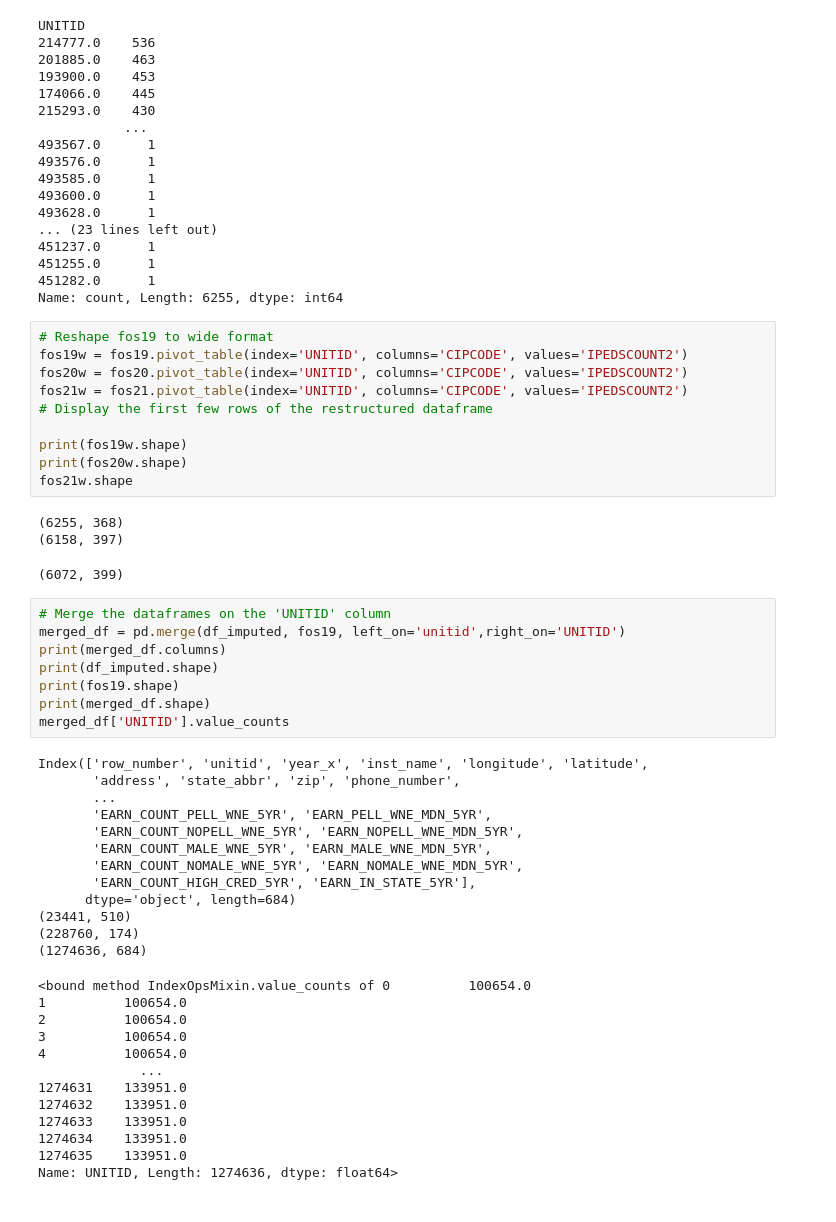
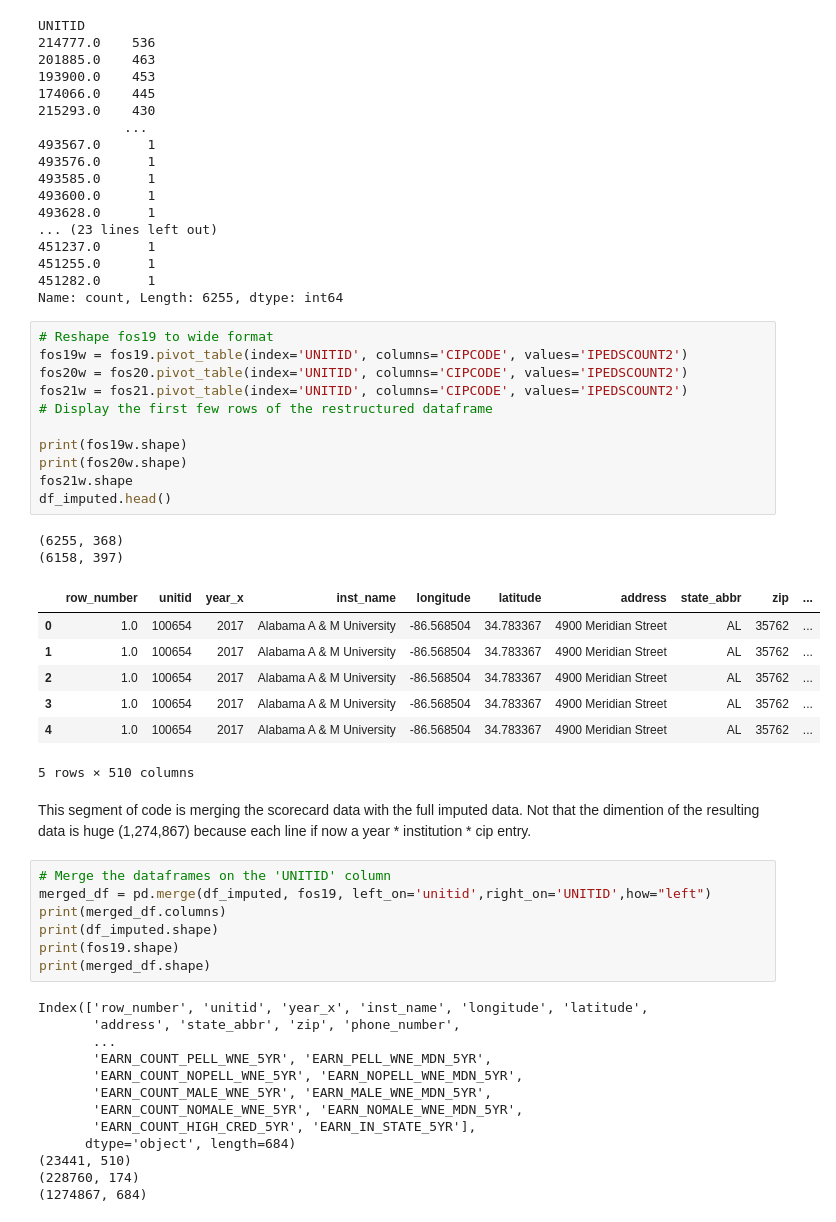
Before and after one commit to awagler2/NODE, a Jupyter notebook: scorecard_merge.ipynb, the cells around one changed output. Drawn from its saved outputs; the diff is of its cells as text.

```diff
--- a/scorecard_merge.ipynb
+++ b/scorecard_merge.ipynb
@@ -34,25 +43,33 @@ Name: count, Length: 6255, dtype: int64
 # %%
 # Reshape fos19 to wide format
 fos19w = fos19.pivot_table(index='UNITID', columns='CIPCODE', values='IPEDSCOUNT2')
 fos20w = fos20.pivot_table(index='UNITID', columns='CIPCODE', values='IPEDSCOUNT2')
 fos21w = fos21.pivot_table(index='UNITID', columns='CIPCODE', values='IPEDSCOUNT2')
 # Display the first few rows of the restructured dataframe
 
 print(fos19w.shape)
 print(fos20w.shape)
 fos21w.shape
+df_imputed.head()
 # %% [output]
 (6255, 368)
 (6158, 397)
+|  | row_number | unitid | year_x | inst_name | longitude | latitude | address | state_abbr | zip | ... |
+| 0 | 1.0 | 100654 | 2017 | Alabama A & M University | -86.568504 | 34.783367 | 4900 Meridian Street | AL | 35762 | ... |
+| 1 | 1.0 | 100654 | 2017 | Alabama A & M University | -86.568504 | 34.783367 | 4900 Meridian Street | AL | 35762 | ... |
+| 2 | 1.0 | 100654 | 2017 | Alabama A & M University | -86.568504 | 34.783367 | 4900 Meridian Street | AL | 35762 | ... |
+| 3 | 1.0 | 100654 | 2017 | Alabama A & M University | -86.568504 | 34.783367 | 4900 Meridian Street | AL | 35762 | ... |
+| 4 | 1.0 | 100654 | 2017 | Alabama A & M University | -86.568504 | 34.783367 | 4900 Meridian Street | AL | 35762 | ... |
-(6072, 399)
+5 rows × 510 columns
+# %% [markdown]
+This segment of code is merging the scorecard data with the full imputed data. Not that the dimention of the resulting data is huge (1,274,867) because each line if now a year * institution * cip entry.
 # %%
 # Merge the dataframes on the 'UNITID' column
-merged_df = pd.merge(df_imputed, fos19, left_on='unitid',right_on='UNITID')
+merged_df = pd.merge(df_imputed, fos19, left_on='unitid',right_on='UNITID',how="left")
 print(merged_df.columns)
 print(df_imputed.shape)
 print(fos19.shape)
 print(merged_df.shape)
-merged_df['UNITID'].value_counts
 # %% [output]
 Index(['row_number', 'unitid', 'year_x', 'inst_name', 'longitude', 'latitude',
        'address', 'state_abbr', 'zip', 'phone_number',
@@ -65,16 +82,4 @@ Index(['row_number', 'unitid', 'year_x', 'inst_name', 'longitude', 'latitude',
       dtype='object', length=684)
 (23441, 510)
 (228760, 174)
-(1274636, 684)
+(1274867, 684)
-<bound method IndexOpsMixin.value_counts of 0          100654.0
-1          100654.0
-2          100654.0
-3          100654.0
-4          100654.0
-             ...
-1274631    133951.0
-1274632    133951.0
-1274633    133951.0
-1274634    133951.0
-1274635    133951.0
-Name: UNITID, Length: 1274636, dtype: float64>
```
Also changed, not shown: parts of 5 cells of this notebook.
